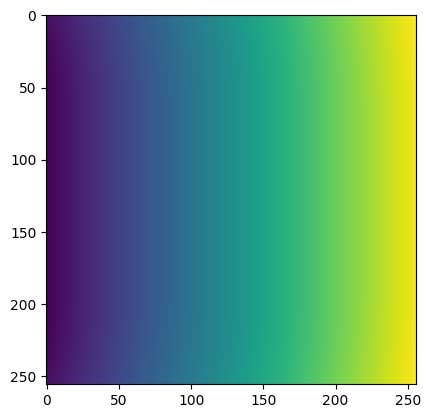
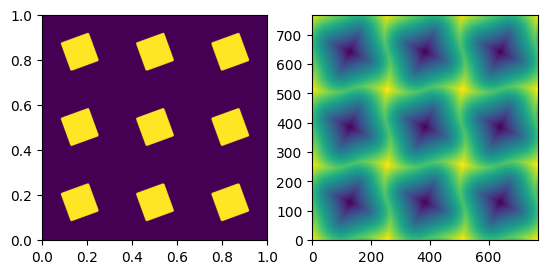
Code edit (unified diff) that turned the first committed figure into the second:
--- before
+++ after
@@ -1,10 +1,24 @@
-# Define rectangle
-center        = torch.nn.Parameter(torch.tensor([-1.0, 0.5], dtype=dtype, device=device))
-size          = torch.nn.Parameter(torch.tensor([0.5, 0.5], dtype=dtype, device=device))
-angle         = torch.nn.Parameter(torch.tensor(0.0, dtype=dtype, device=device))
-corner_radius = torch.tensor(0.0, dtype=dtype, device=device)
+# Rectangle
+center        = torch.nn.Parameter(torch.tensor([0.5, 0.5]))
+size          = torch.nn.Parameter(torch.tensor([0.4, 0.4]))
+angle         = torch.nn.Parameter(torch.tensor(20.0))
+corner_radius = torch.tensor(0.02)
 
 rect = Rectangle(center=center, size=size, angle=angle, corner_radius=corner_radius)
-rect_sdf = rect.sdf(X, Y)
+rect = rect.to(dtype=dtype, device=device)
+rect_cell = UnitCell(lattice=lattice, scene=rect)
 
-plt.imshow(rect_sdf.cpu().detach())
+image = rect_cell.mask(nx, ny, repeat=(3, 3), cartesian=True)
+
+sdf = rect_cell.rasterize(nx, ny, cartesian=True, repeat=(3, 3))
+
+fc = torch.tensor([[0,0],[1,0],[0,1],[1,1]], dtype=lattice.dtype, device=lattice.device)
+cx, cy = lattice.to_cartesian(fc[:,0], fc[:,1])
+extent = [cx.min().item(), cx.max().item(), cy.min().item(), cy.max().item()]
+
+plt.figure()
+plt.subplot(121)
+plt.imshow(image.cpu().detach(), aspect='equal', extent=extent, origin='lower')
+
+plt.subplot(122)
+plt.imshow(sdf.cpu().detach(), origin='lower')

Commit: Shape and Lattice are almost finished. Added lots of tests. Currently need to implement to_shapely to UnitCell and fix the angle sign. After that can update generators